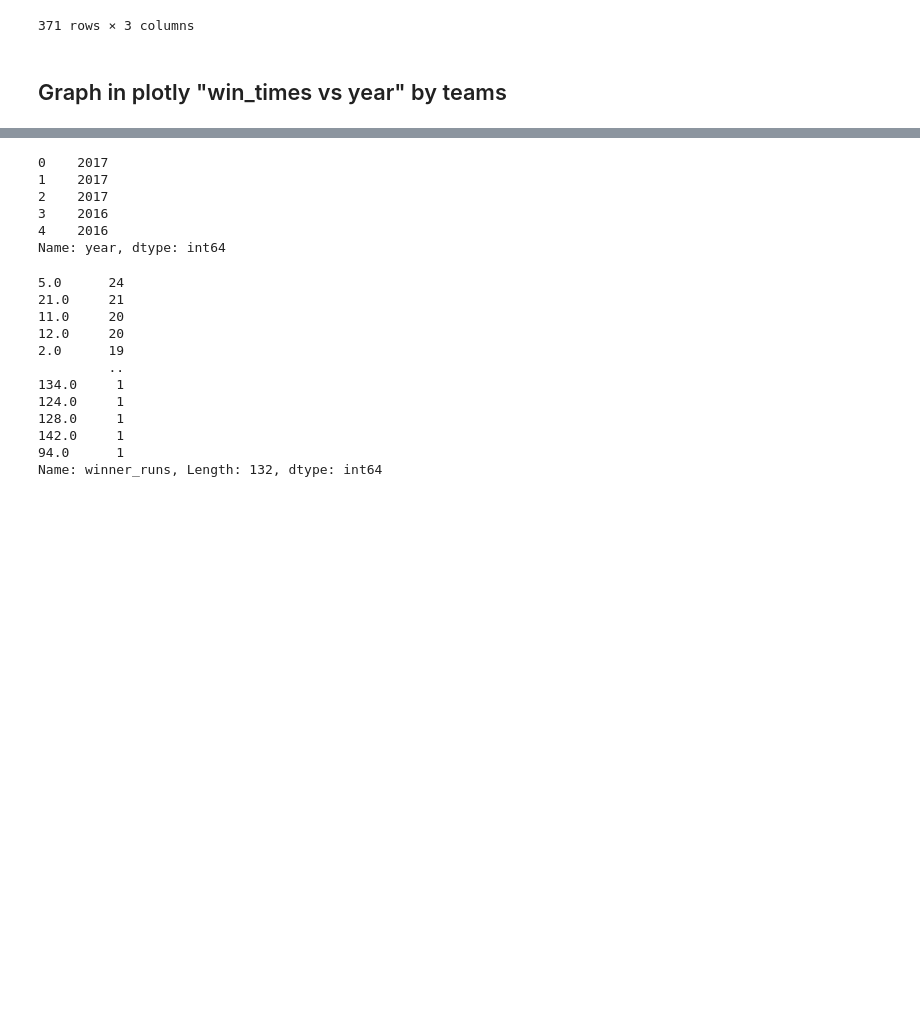
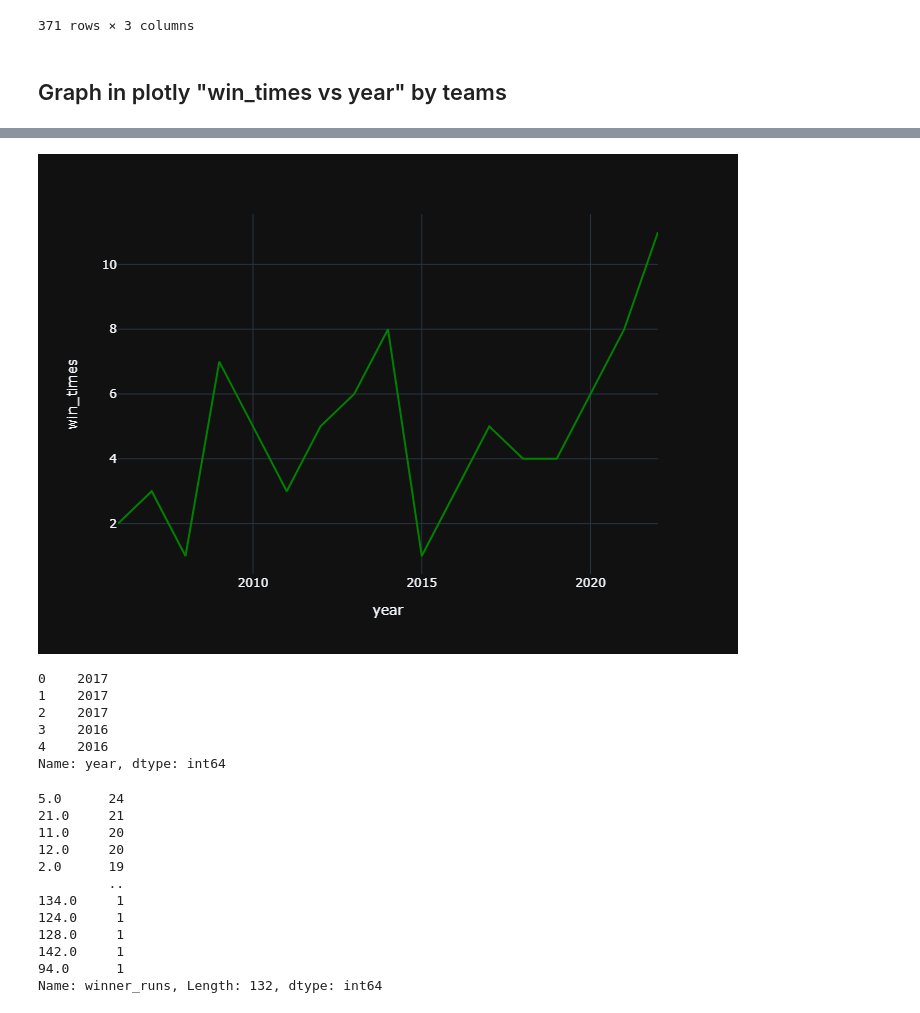
Before and after one commit to jothishn/Data-Visualization-projects, a Jupyter notebook: INTR-T20 CRICKET MATCHES.ipynb, the cells around one changed output, grey strips where cells are left out. Drawn from its saved outputs; the diff is of its cells as text; code cells hidden in the pictures; blank space fills up the shorter version.

```diff
--- a/INTR-T20 CRICKET MATCHES.ipynb
+++ b/INTR-T20 CRICKET MATCHES.ipynb
@@ -379,5 +379,6 @@ match_times
 ## Graph in plotly "win_times vs year" by teams
 # %%
 times = match_times['team'] == win[0]
-px.line(match_times[times], x='year', y='win_times',template='plotly_dark',color_discrete_sequence=['Green'])
+fig=px.line(match_times[times], x='year', y='win_times',template='plotly_dark',color_discrete_sequence=['Green'])
+fig.show("png")
 # %% [output]
@@ -385,3 +385,4 @@ px.line(match_times[times], x='year', y='win_times',template='plotly_dark',color
+[figure, added]
 # %%
 # Extract the number of matches win by runs
 bat_first=match[match['winner_runs']!=0]
```
Also changed, not shown: parts of 6 cells of this notebook.
